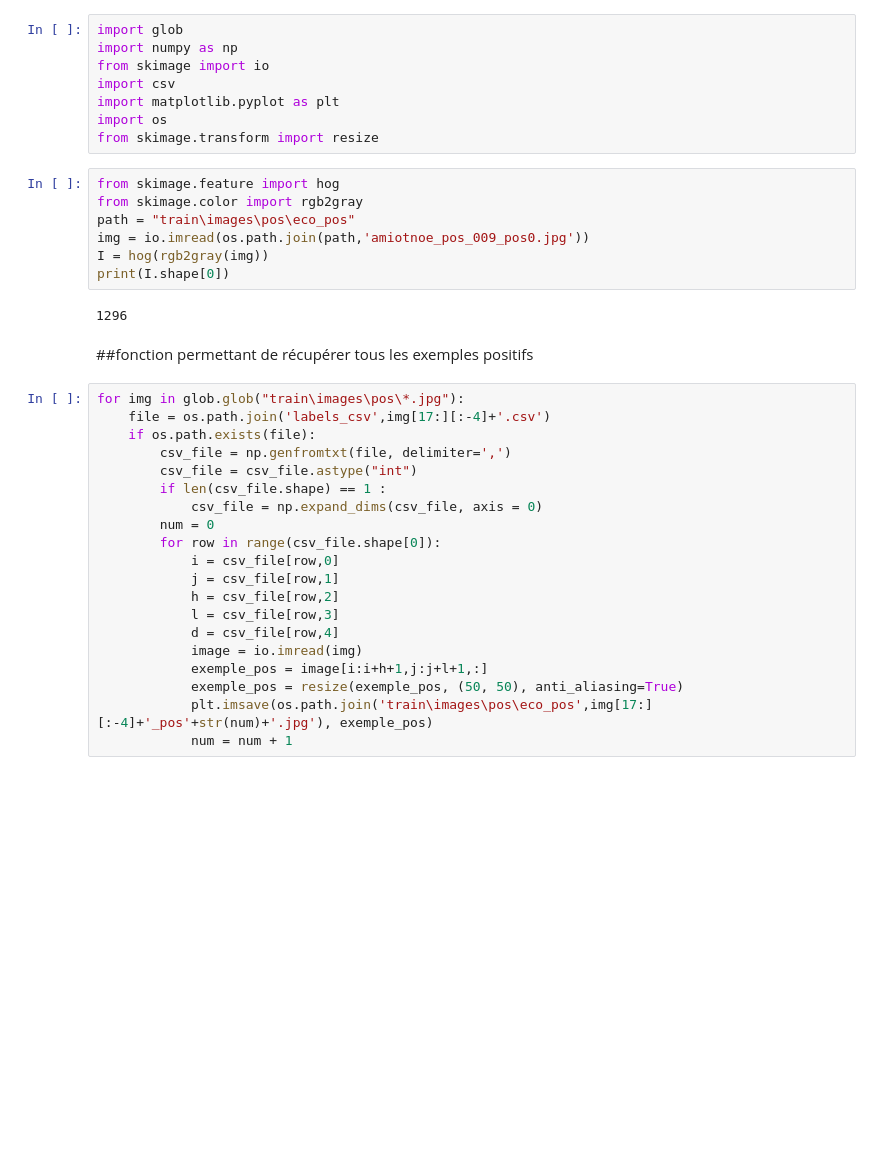
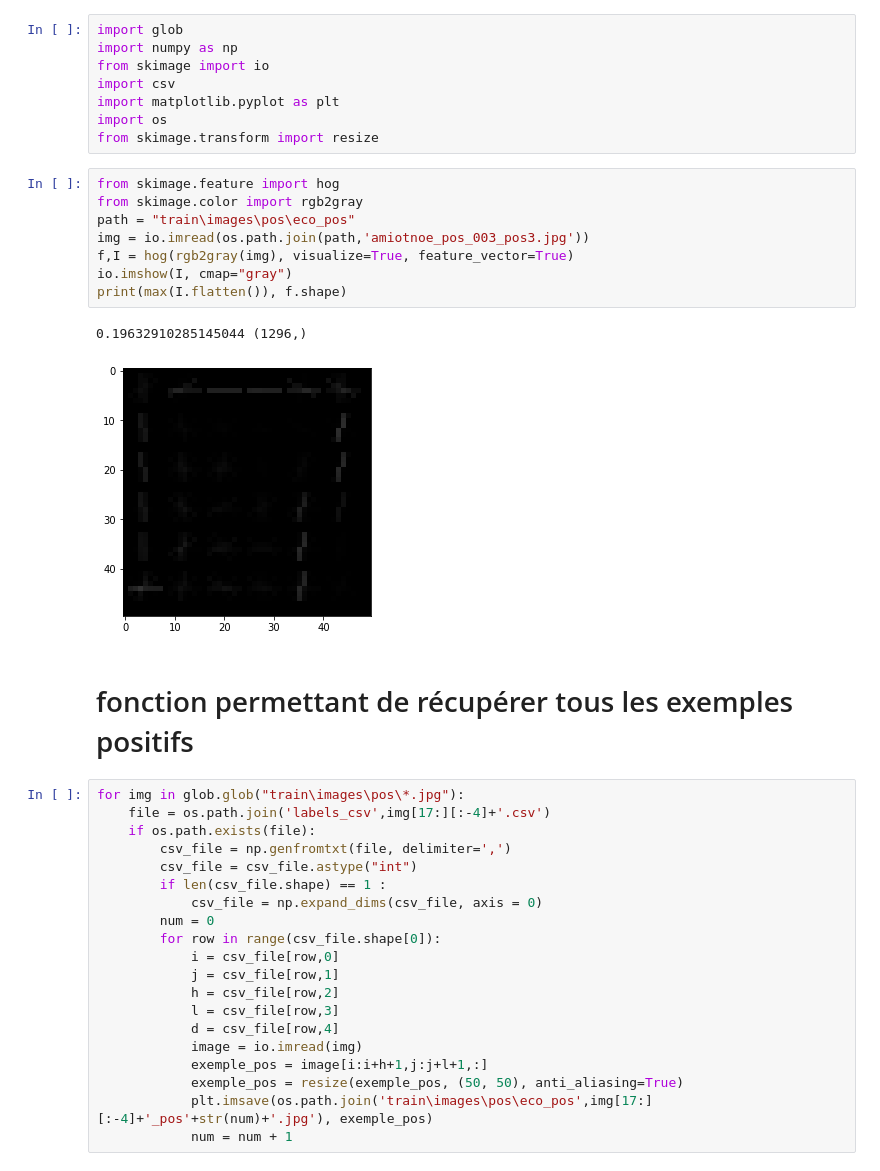
Before and after one commit to orhanelahneche/projet_ecocup, a Jupyter notebook: Projet.ipynb, the cells around one changed output. Saved outputs shown, nothing was run; the diff lists cells and outputs as text; blank space fills up the shorter version.

```diff
--- a/Projet.ipynb
+++ b/Projet.ipynb
@@ -34,14 +34,16 @@ from skimage.transform import resize
 # %%
 from skimage.feature import hog
 from skimage.color import rgb2gray
 path = "train\images\pos\eco_pos"
-img = io.imread(os.path.join(path,'amiotnoe_pos_009_pos0.jpg'))
-I = hog(rgb2gray(img))
-print(I.shape[0])
+img = io.imread(os.path.join(path,'amiotnoe_pos_003_pos3.jpg'))
+f,I = hog(rgb2gray(img), visualize=True, feature_vector=True)
+io.imshow(I, cmap="gray")
+print(max(I.flatten()), f.shape)
 # %% [output]
-1296
+0.19632910285145044 (1296,)
+[figure, added]
-# %% [markdown]
-##fonction permettant de récupérer tous les exemples positifs
+# %% [markdown]
+# fonction permettant de récupérer tous les exemples positifs
 # %%
 for img in glob.glob("train\images\pos\*.jpg"):
     file = os.path.join('labels_csv',img[17:][:-4]+'.csv')
```
Also changed, not shown: parts of 14 cells of this notebook.
